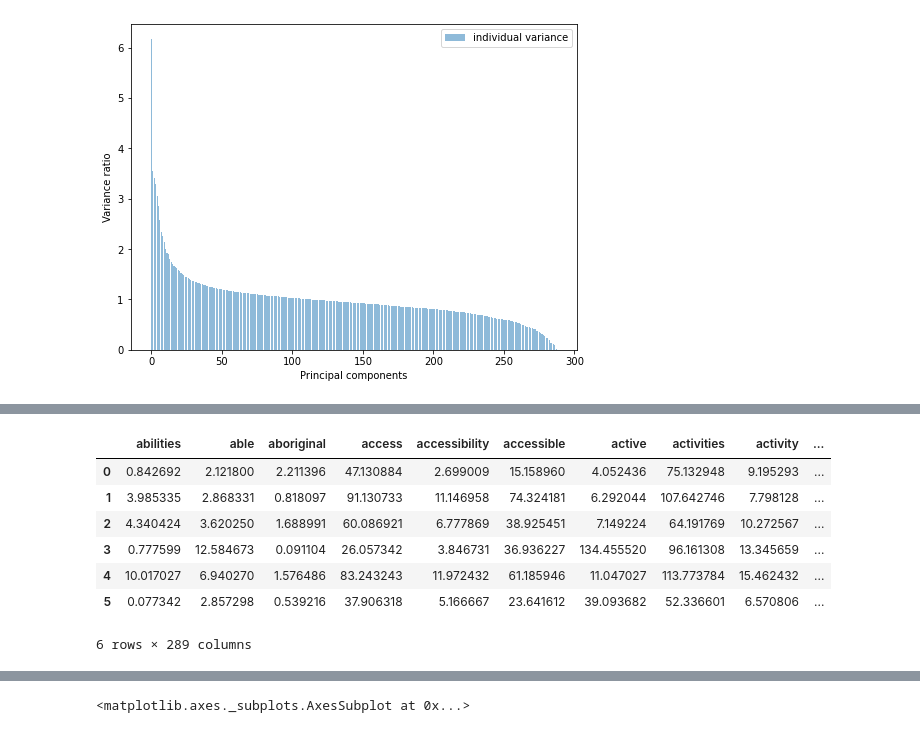
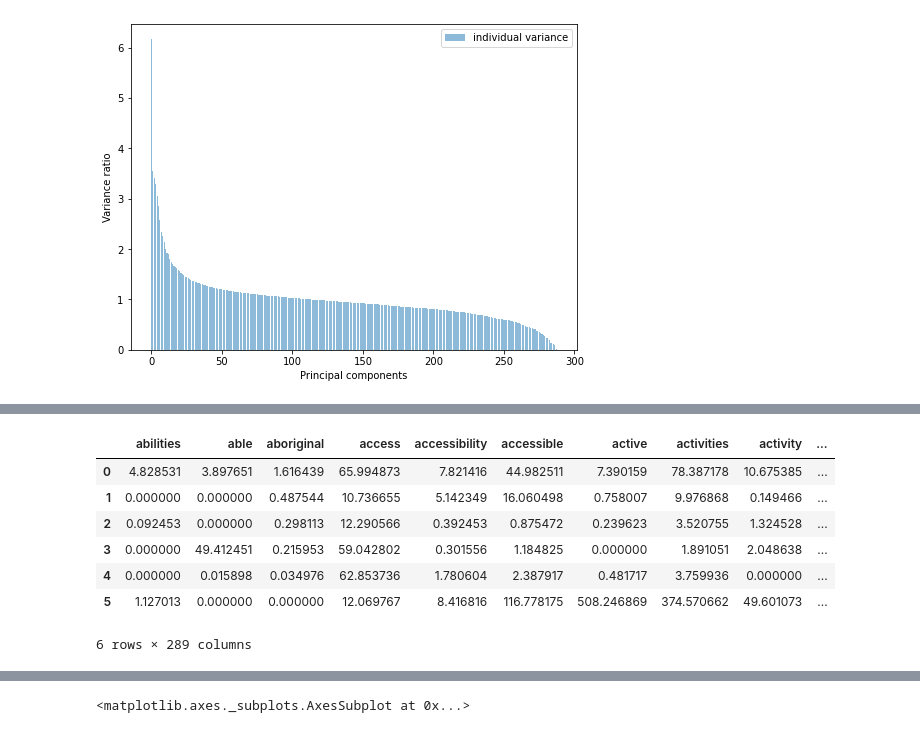
Before and after one commit to lalmaraz/otf_grants, a Jupyter notebook: otf_grants.ipynb, the cells around one changed output, grey strips where cells are left out. Drawn from its saved outputs; the diff is of its cells as text; code cells hidden in the pictures.

```diff
--- a/otf_grants.ipynb
+++ b/otf_grants.ipynb
@@ -34,7 +36,3 @@ description_clean = description_clean.to_frame()
 add_indices = pd.Index(range(27952)).difference(description_clean.index)
 add_df = pd.DataFrame(index=add_indices, columns=description_clean.columns).fillna(description)
 description_clean = pd.concat([description_clean, add_df])
-# %%
-add_indices = pd.Index(range(27952)).difference(description_clean.index)
-add_df = pd.DataFrame(index=add_indices, columns=description_clean.columns).fillna(description)
-description_clean = pd.concat([description_clean, add_df])
@@ -105,16 +77,0 @@ x.head(10)
-# %%
-# Find best number of clusters and apply model (full features)
-sil_scores = []
-for k in range(3,9):
-    clusterer = KMeans(n_clusters=k)
-    clusterer.fit(counts)
-    label = clusterer.predict(counts)
-    sil_scores.append({'k':k, 'silhouette_score':silhouette_score(counts, label), 'label':label})
-
-# Select best labels (based on silhouette score)
-sil_scores = pd.DataFrame(sil_scores)
-best_label = sil_scores.loc[sil_scores['silhouette_score'].idxmax(),'label']
-best_label
-
-# Present some summary statistics for each clusters
-pd.DataFrame(counts).groupby(best_label).mean()
@@ -127,15 +78,15 @@ pd.DataFrame(counts).groupby(best_label).mean()
 # %%
-# Apply model with manually set number of clusters (full features)
-manual_clusterer = KMeans(n_clusters=6)
-manual_clusterer.fit(counts)
-manual_label = manual_clusterer.predict(counts)
-pd.DataFrame(counts).groupby(manual_label).mean()
+# Apply model
+clusterer = KMeans(n_clusters=6)
+clusterer.fit(counts_reduced)
+label = clusterer.predict(counts_reduced)
+pd.DataFrame(counts).groupby(label).mean()
 # %% [output]
 |  | abilities | able | aboriginal | access | accessibility | accessible | active | activities | activity | ... |
-| 0 | 0.842692 | 2.121800 | 2.211396 | 47.130884 | 2.699009 | 15.158960 | 4.052436 | 75.132948 | 9.195293 | ... |
-| 1 | 3.985335 | 2.868331 | 0.818097 | 91.130733 | 11.146958 | 74.324181 | 6.292044 | 107.642746 | 7.798128 | ... |
-| 2 | 4.340424 | 3.620250 | 1.688991 | 60.086921 | 6.777869 | 38.925451 | 7.149224 | 64.191769 | 10.272567 | ... |
-| 3 | 0.777599 | 12.584673 | 0.091104 | 26.057342 | 3.846731 | 36.936227 | 134.455520 | 96.161308 | 13.345659 | ... |
-| 4 | 10.017027 | 6.940270 | 1.576486 | 83.243243 | 11.972432 | 61.185946 | 11.047027 | 113.773784 | 15.462432 | ... |
-| 5 | 0.077342 | 2.857298 | 0.539216 | 37.906318 | 5.166667 | 23.641612 | 39.093682 | 52.336601 | 6.570806 | ... |
+| 0 | 4.828531 | 3.897651 | 1.616439 | 65.994873 | 7.821416 | 44.982511 | 7.390159 | 78.387178 | 10.675385 | ... |
+| 1 | 0.000000 | 0.000000 | 0.487544 | 10.736655 | 5.142349 | 16.060498 | 0.758007 | 9.976868 | 0.149466 | ... |
+| 2 | 0.092453 | 0.000000 | 0.298113 | 12.290566 | 0.392453 | 0.875472 | 0.239623 | 3.520755 | 1.324528 | ... |
+| 3 | 0.000000 | 49.412451 | 0.215953 | 59.042802 | 0.301556 | 1.184825 | 0.000000 | 1.891051 | 2.048638 | ... |
+| 4 | 0.000000 | 0.015898 | 0.034976 | 62.853736 | 1.780604 | 2.387917 | 0.481717 | 3.759936 | 0.000000 | ... |
+| 5 | 1.127013 | 0.000000 | 0.000000 | 12.069767 | 8.416816 | 116.778175 | 508.246869 | 374.570662 | 49.601073 | ... |
 6 rows × 289 columns
```
Also changed, not shown: parts of 11 cells of this notebook.
